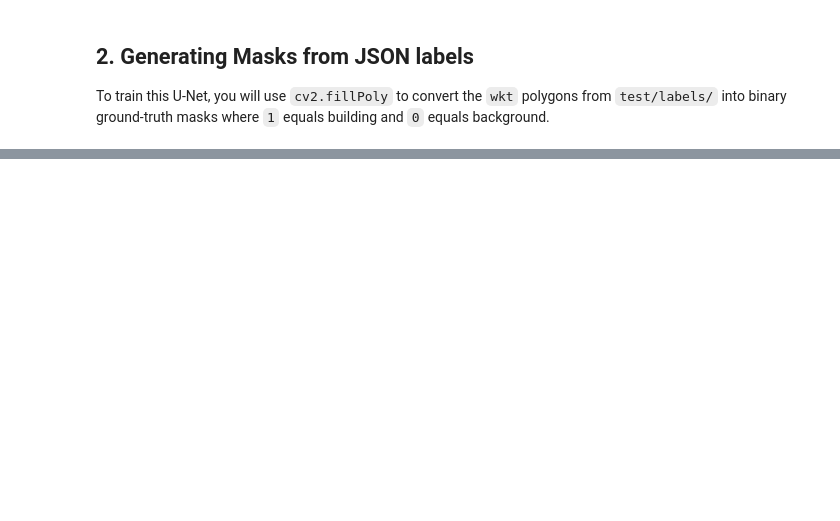
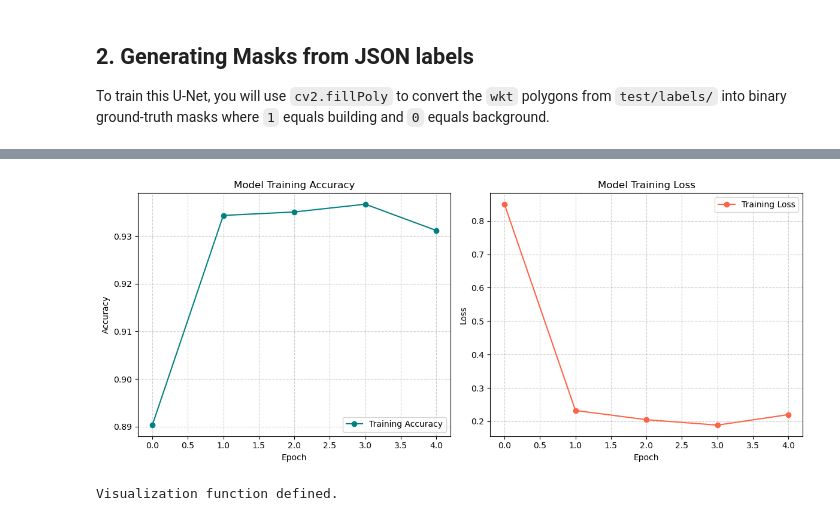
Before and after one commit to savnimaheshwari/catapult, a Jupyter notebook: ml_pipeline/Model_2_Building_Detection.ipynb, the cells around one changed output, grey strips where cells are left out. Drawn from its saved outputs; the diff is of its cells as text; code cells hidden in the pictures; blank space fills up the shorter version.

```diff
--- a/ml_pipeline/Model_2_Building_Detection.ipynb
+++ b/ml_pipeline/Model_2_Building_Detection.ipynb
@@ -61,0 +171,70 @@ To train this U-Net, you will use `cv2.fillPoly` to convert the `wkt` polygons f
+# %%
+import matplotlib.pyplot as plt
+
+# Plotting the training results
+def plot_history(history):
+    acc = history.history['accuracy']
+    loss = history.history['loss']
+    epochs_range = range(len(acc))
+
+    plt.figure(figsize=(12, 5))
+
+    # Plot Accuracy
+    plt.subplot(1, 2, 1)
+    plt.plot(epochs_range, acc, label='Training Accuracy', marker='o', color='teal')
+    plt.title('Model Training Accuracy')
+    plt.xlabel('Epoch')
+    plt.ylabel('Accuracy')
+    plt.grid(True, linestyle='--', alpha=0.6)
+    plt.legend(loc='lower right')
+
+    # Plot Loss
+    plt.subplot(1, 2, 2)
+    plt.plot(epochs_range, loss, label='Training Loss', marker='o', color='tomato')
+    plt.title('Model Training Loss')
+    plt.xlabel('Epoch')
+    plt.ylabel('Loss')
+    plt.grid(True, linestyle='--', alpha=0.6)
+    plt.legend(loc='upper right')
+
+    plt.tight_layout()
+    plt.show()
+
+plot_history(history)
+# %% [output]
+[figure, added]
+# %%
+def display_predictions(dataset, model, num_samples=3):
+    # Take a batch from the dataset
+    for images, masks in dataset.take(1):
+        preds = model.predict(images)
+        # Threshold the prediction to create a binary mask
+        preds_binary = (preds > 0.1).astype(np.float32)
+
+        for i in range(min(num_samples, len(images))):
+            plt.figure(figsize=(15, 5))
+
+            # 1. Original Image
+            plt.subplot(1, 3, 1)
+            plt.imshow(images[i].numpy().astype("uint8"))
+            plt.title(f"Sample {i+1}: Original Image")
+            plt.axis("off")
+
+            # 2. Actual Label (Ground Truth)
+            plt.subplot(1, 3, 2)
+            plt.imshow(masks[i].numpy().squeeze(), cmap='gray')
+            plt.title("Actual Building Mask")
+            plt.axis("off")
+
+            # 3. Model Output (Prediction)
+            plt.subplot(1, 3, 3)
+            plt.imshow(preds_binary[i].squeeze(), cmap='magma')
+            plt.title("Predicted Building Mask")
+            plt.axis("off")
+
+            plt.tight_layout()
+            plt.show()
+
+print("Visualization function defined.")
+# %% [output]
+Visualization function defined.
```
Also changed, not shown: parts of 8 cells of this notebook, 7 other files.
